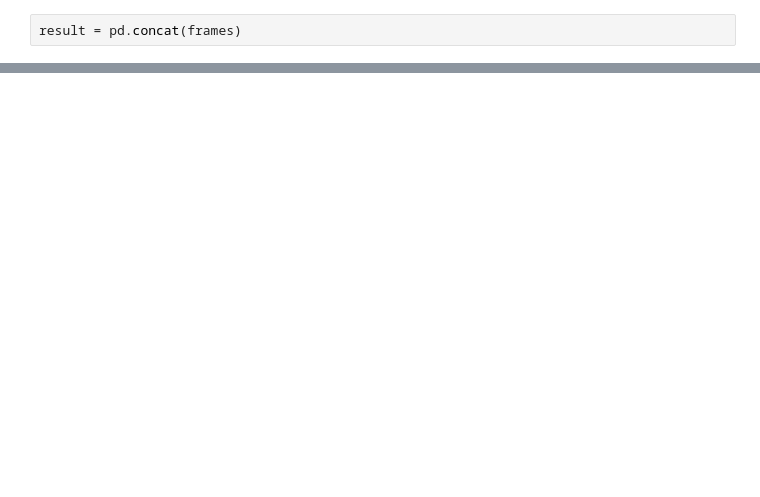
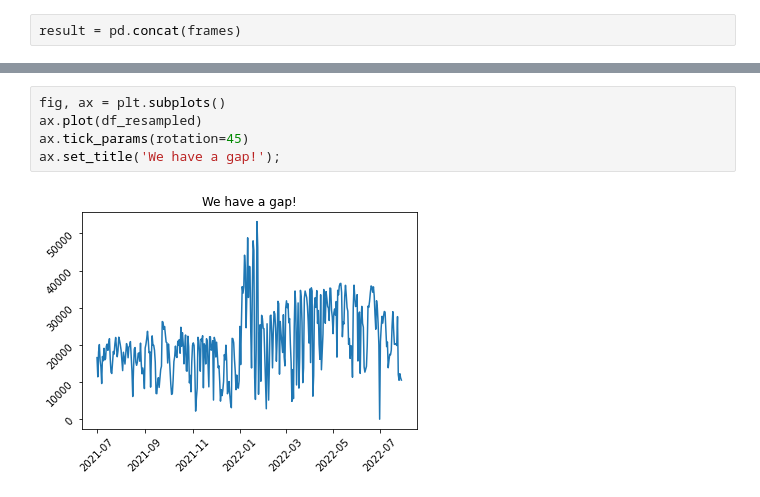
Before and after one commit to cdfurr/Solar-Power, a Jupyter notebook: Notebooks/Untitled.ipynb, the cells around one changed output, grey strips where cells are left out. Drawn from its saved outputs; the diff is of its cells as text; blank space fills up the shorter version.

```diff
--- a/Notebooks/Untitled.ipynb
+++ b/Notebooks/Untitled.ipynb
@@ -130,0 +269,7 @@ pd.concat(frames)
+# %%
+fig, ax = plt.subplots()
+ax.plot(df_resampled)
+ax.tick_params(rotation=45)
+ax.set_title('We have a gap!');
+# %% [output]
+[figure, added]
```
Also changed, not shown: parts of 34 cells of this notebook.
